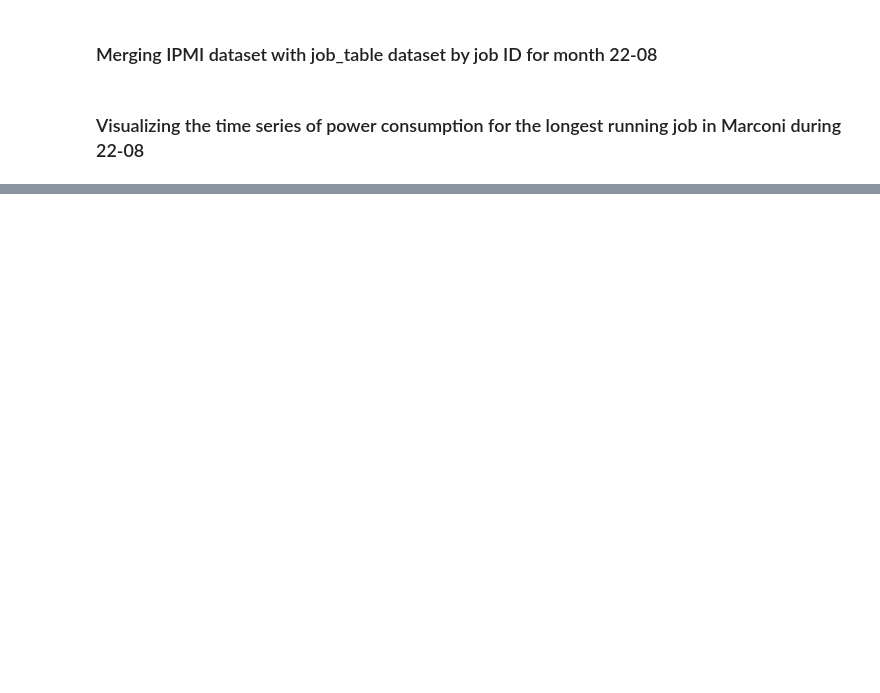
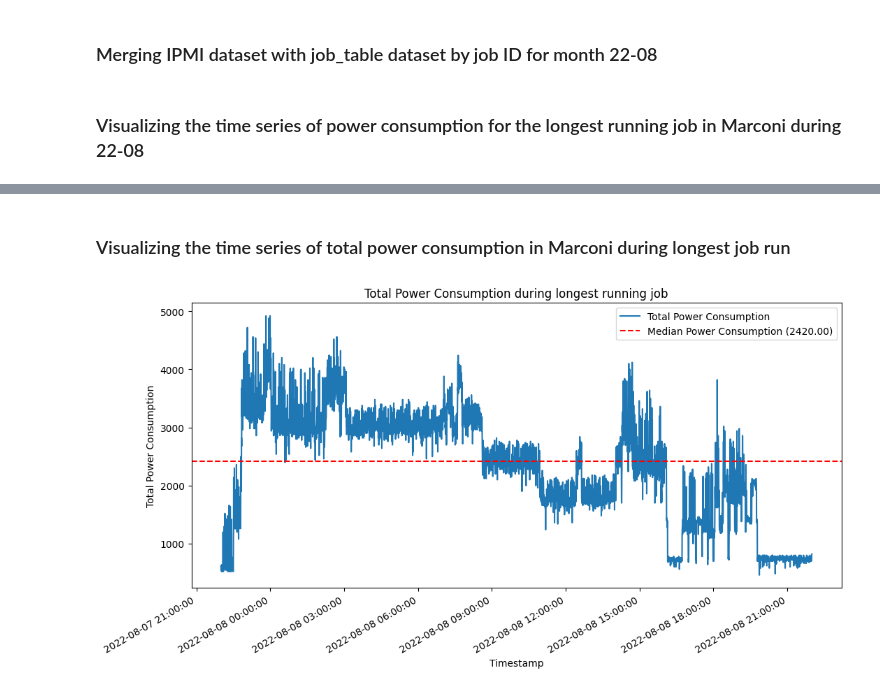
Before and after one commit to Marthyna/hpc-energy-consumption-profiling, a Jupyter notebook: notes/experiments.ipynb, the cells around one changed output, grey strips where cells are left out. Drawn from its saved outputs; the diff is of its cells as text; code cells hidden in the pictures; blank space fills up the shorter version.

```diff
--- a/notes/experiments.ipynb
+++ b/notes/experiments.ipynb
@@ -80,0 +104,24 @@ plt.show()
+# %% [markdown]
+### Visualizing the time series of total power consumption in Marconi during longest job run
+# %%
+power_data = merged_df[[time_series_column, power_consumption_column]]
+
+# Group by timestamp and sum the power consumption values
+total_power_by_timestamp = power_data.groupby(time_series_column)[power_consumption_column].sum().reset_index()
+
+median_total_power = total_power_by_timestamp[power_consumption_column].median()
+
+plt.figure(figsize=(12, 6))
+total_power_by_timestamp[time_series_column] = pd.to_datetime(total_power_by_timestamp[time_series_column])
+
+plt.plot(total_power_by_timestamp[time_series_column], total_power_by_timestamp[power_consumption_column], label='Total Power Consumption')
+plt.axhline(y=median_total_power, color='r', linestyle='--', label=f'Median Power Consumption ({median_total_power:.2f})')
+plt.title('Total Power Consumption during longest running job')
+plt.xlabel('Timestamp')
+plt.ylabel('Total Power Consumption')
+plt.gca().xaxis.set_major_formatter(mdates.DateFormatter('%Y-%m-%d %H:%M:%S'))
+plt.gcf().autofmt_xdate()
+plt.legend()
+plt.show()
+# %% [output]
+[figure, added]
```
Also changed, not shown: parts of 4 cells of this notebook, 1 other file.
